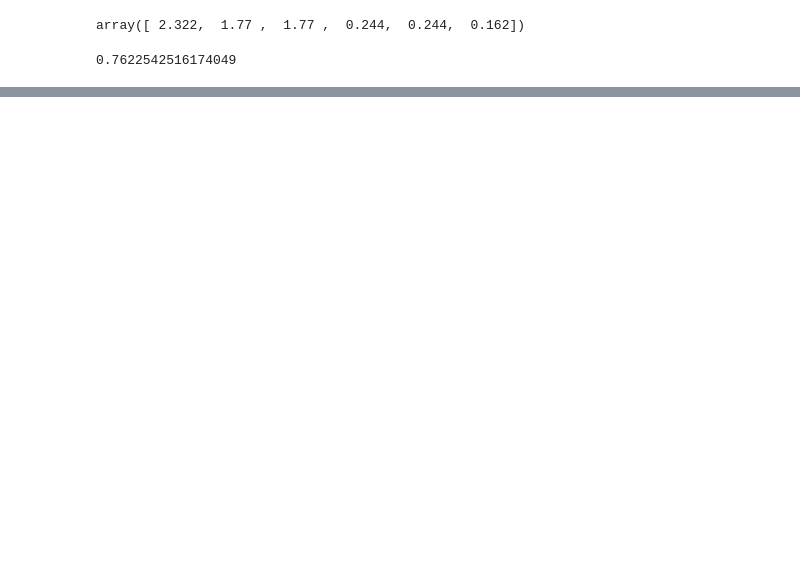
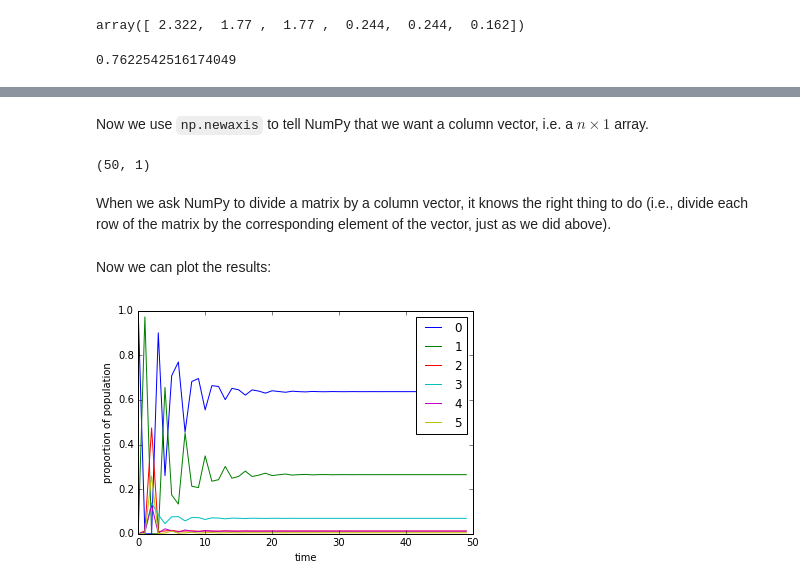
Before and after one commit to bbolker/3mb3, a Jupyter notebook: labNotes/teasel.ipynb, the cells around one changed output, grey strips where cells are left out. Drawn from its saved outputs; the diff is of its cells as text; code cells hidden in the pictures; blank space fills up the shorter version.

```diff
--- a/labNotes/teasel.ipynb
+++ b/labNotes/teasel.ipynb
@@ -109,0 +127,22 @@ plt.plot(tvec,x/rowtab);
+# %% [markdown]
+Now we use `np.newaxis` to tell NumPy that we want a column vector, i.e. a $n \times 1$ array.
+# %%
+rowtab = rowsums[:,np.newaxis]
+print(rowtab.shape)
+# %% [output]
+(50, 1)
+# %% [markdown]
+When we ask NumPy to divide a matrix by a column vector, it knows the right thing to do (i.e., divide each row of the matrix by the corresponding element of the vector, just as we did above).
+# %%
+x_scaled = x/rowtab ## same as above
+# %% [markdown]
+Now we can plot the results:
+# %%
+%matplotlib inline
+plt.plot(tvec,x_scaled)
+plt.xlabel("time")
+plt.ylabel("proportion of population");
+ncat = x_scaled.shape[1] ## number of columns
+plt.legend(range(ncat));
+# %% [output]
+[figure, added]
```
Also changed, not shown: parts of 26 cells of this notebook, 3 other files.
